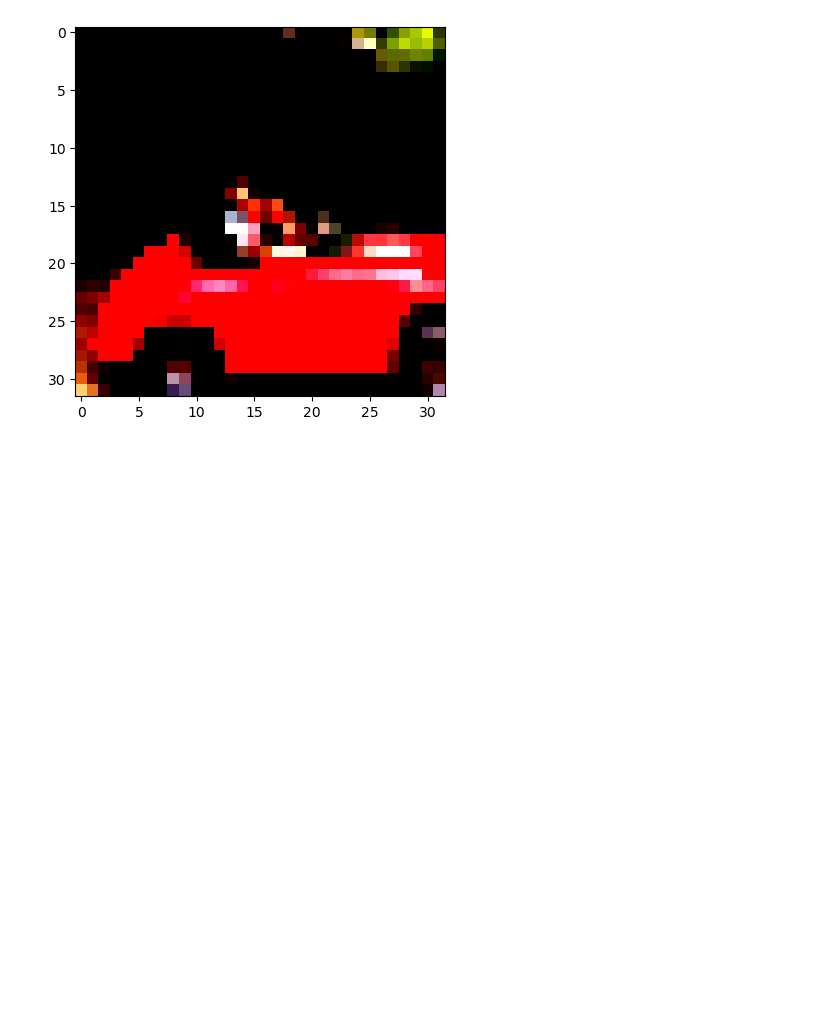
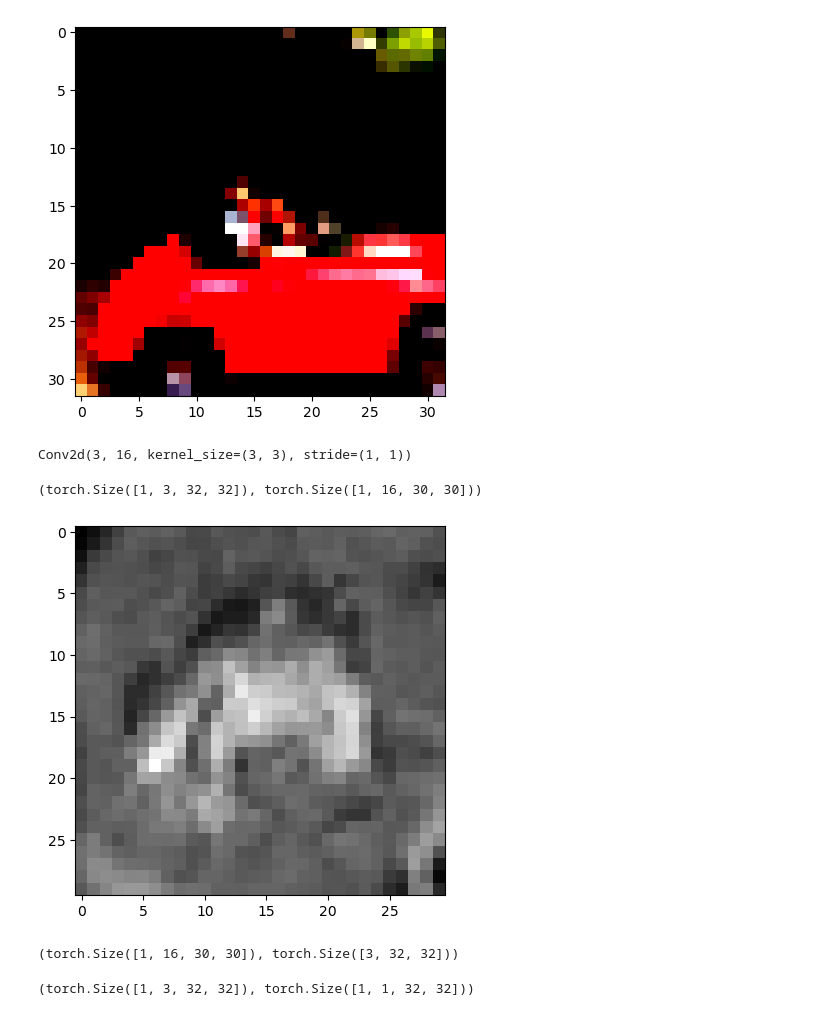
Before and after one commit to NShravanReddy/PyTorch, a Jupyter notebook: pytorchbook.ipynb, the cells around one changed output. Cells and saved outputs as stored; diff of their text form; code cells hidden in the pictures; blank space fills up the shorter version.

```diff
--- a/pytorchbook.ipynb
+++ b/pytorchbook.ipynb
@@ -460,3 +463,29 @@ plt.show()
 # %% [output]
 Clipping input data to the valid range for imshow with RGB data ([0..1] for floats or [0..255] for integers).
 [figure]
+# %%
+conv=nn.Conv2d(3,16,kernel_size=3)
+conv
+# %% [output]
+Conv2d(3, 16, kernel_size=(3, 3), stride=(1, 1))
+# %%
+img1,_=transformed_cifar10[0]
+output=conv(img1.unsqueeze(0))
+img1.unsqueeze(0).shape,output.shape
+# %% [output]
+(torch.Size([1, 3, 32, 32]), torch.Size([1, 16, 30, 30]))
+# %%
+plt.imshow(output[0,0].detach(),cmap='gray')
+plt.show()
+# %% [output]
+[figure, added]
+# %%
+output.shape,img1.shape
+# %% [output]
+(torch.Size([1, 16, 30, 30]), torch.Size([3, 32, 32]))
+# %%
+conv=nn.Conv2d(3,1,kernel_size=3,padding=1)
+output=conv(img1.unsqueeze(0))
+img1.unsqueeze(0).shape,output.shape
+# %% [output]
+(torch.Size([1, 3, 32, 32]), torch.Size([1, 1, 32, 32]))
```
Also changed, not shown: parts of 19 cells of this notebook, 5 other files.
